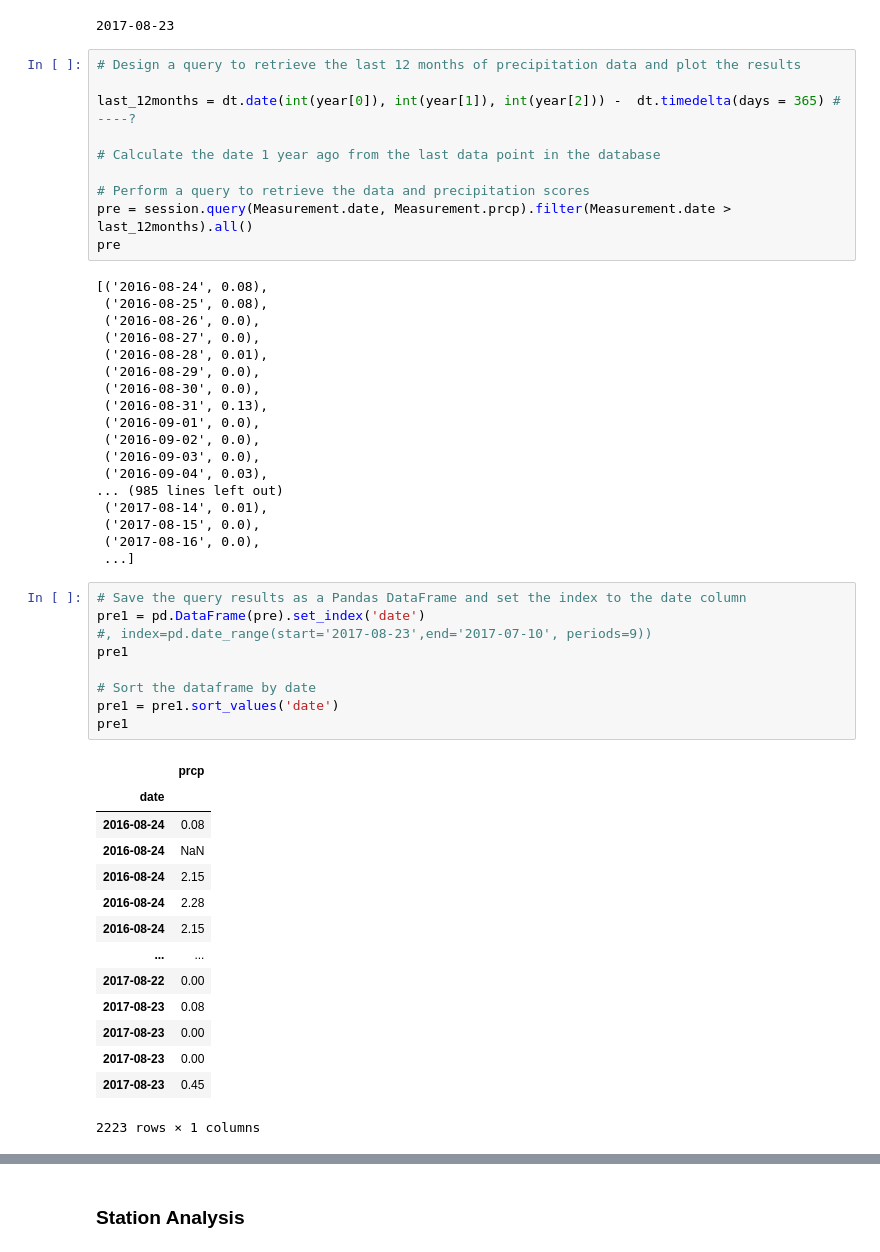
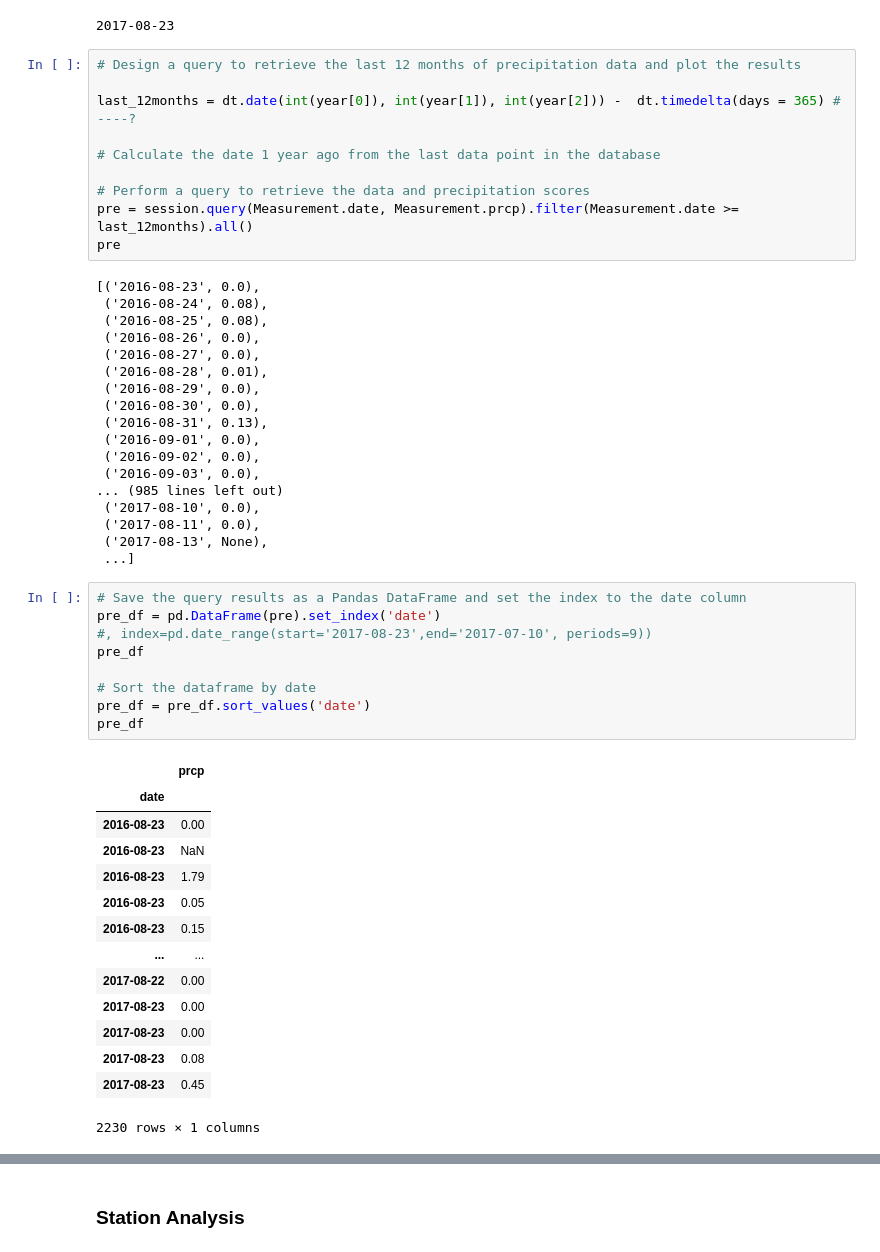
Before and after one commit to kmcgrath88/sqlalchemy-challenge, a Jupyter notebook: climate_starter.ipynb, the cells around one changed output, grey strips where cells are left out. Cells and saved outputs as stored; diff of their text form.

```diff
--- a/climate_starter.ipynb
+++ b/climate_starter.ipynb
@@ -114,10 +112,11 @@ last_12months = dt.date(int(year[0]), int(year[1]), int(year[2])) -  dt.timedelt
 # Calculate the date 1 year ago from the last data point in the database
 
 # Perform a query to retrieve the data and precipitation scores
-pre = session.query(Measurement.date, Measurement.prcp).filter(Measurement.date > last_12months).all()
+pre = session.query(Measurement.date, Measurement.prcp).filter(Measurement.date >= last_12months).all()
 pre
 # %% [output]
-[('2016-08-24', 0.08),
+[('2016-08-23', 0.0),
+ ('2016-08-24', 0.08),
  ('2016-08-25', 0.08),
  ('2016-08-26', 0.0),
  ('2016-08-27', 0.0),
@@ -128,36 +127,35 @@ pre
  ('2016-09-01', 0.0),
  ('2016-09-02', 0.0),
  ('2016-09-03', 0.0),
- ('2016-09-04', 0.03),
 ... (985 lines left out)
- ('2017-08-14', 0.01),
- ('2017-08-15', 0.0),
- ('2017-08-16', 0.0),
+ ('2017-08-10', 0.0),
+ ('2017-08-11', 0.0),
+ ('2017-08-13', None),
  ...]
 # %%
 # Save the query results as a Pandas DataFrame and set the index to the date column
-pre1 = pd.DataFrame(pre).set_index('date')
+pre_df = pd.DataFrame(pre).set_index('date')
 #, index=pd.date_range(start='2017-08-23',end='2017-07-10', periods=9))
-pre1
+pre_df
 
 # Sort the dataframe by date
-pre1 = pre1.sort_values('date')
-pre1
+pre_df = pre_df.sort_values('date')
+pre_df
 # %% [output]
 |  | prcp |
 | date |  |
-| 2016-08-24 | 0.08 |
-| 2016-08-24 | NaN |
-| 2016-08-24 | 2.15 |
-| 2016-08-24 | 2.28 |
-| 2016-08-24 | 2.15 |
+| 2016-08-23 | 0.00 |
+| 2016-08-23 | NaN |
+| 2016-08-23 | 1.79 |
+| 2016-08-23 | 0.05 |
+| 2016-08-23 | 0.15 |
 | ... | ... |
 | 2017-08-22 | 0.00 |
-| 2017-08-23 | 0.08 |
 | 2017-08-23 | 0.00 |
 | 2017-08-23 | 0.00 |
+| 2017-08-23 | 0.08 |
 | 2017-08-23 | 0.45 |
-2223 rows × 1 columns
+2230 rows × 1 columns
 # %%
 # Use Pandas Plotting with Matplotlib to plot the data
 
```
Also changed, not shown: parts of 6 cells of this notebook, 2 other files.
